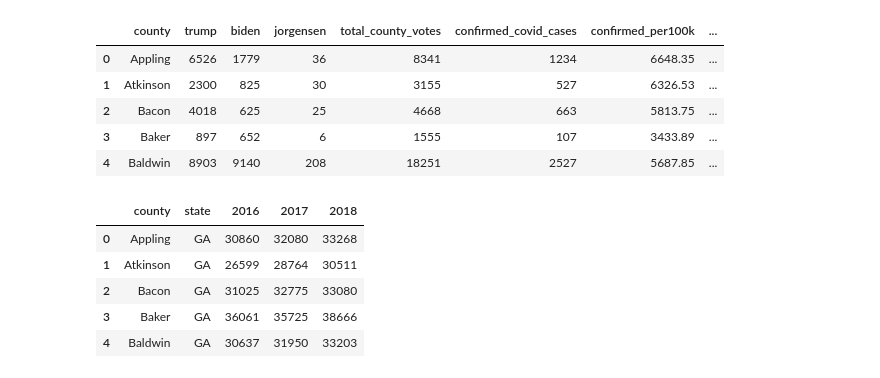
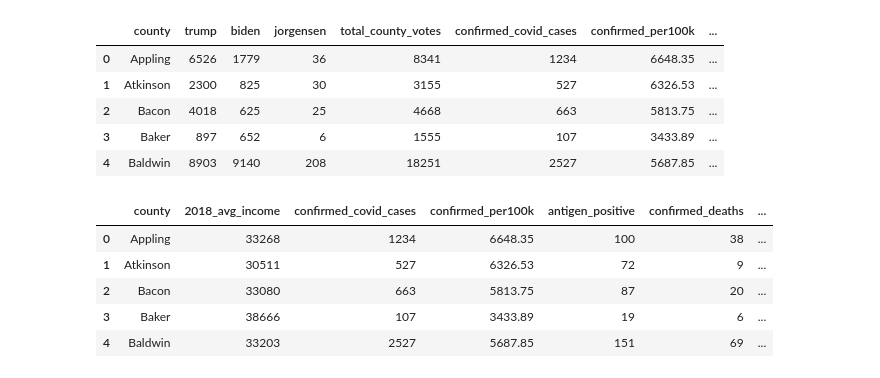
Before and after one commit to mklein1997/etlproject, a Jupyter notebook: ETLProject.ipynb, the cells around one changed output. Cells and saved outputs as stored; diff of their text form; code cells hidden in the pictures.

```diff
--- a/ETLProject.ipynb
+++ b/ETLProject.ipynb
@@ -148,11 +192,11 @@ pd.read_sql_query("SELECT * FROM covidelection_combined", con).head()
 | 3 | Baker | 897 | 652 | 6 | 1555 | 107 | 3433.89 | ... |
 | 4 | Baldwin | 8903 | 9140 | 208 | 18251 | 2527 | 5687.85 | ... |
 # %%
-pd.read_sql_query("SELECT * FROM georgia_income", con).head()
+pd.read_sql_query("SELECT * FROM georgia_covid", con).head()
 # %% [output]
-|  | county | state | 2016 | 2017 | 2018 |
-| 0 | Appling | GA | 30860 | 32080 | 33268 |
-| 1 | Atkinson | GA | 26599 | 28764 | 30511 |
-| 2 | Bacon | GA | 31025 | 32775 | 33080 |
-| 3 | Baker | GA | 36061 | 35725 | 38666 |
-| 4 | Baldwin | GA | 30637 | 31950 | 33203 |
+|  | county | 2018_avg_income | confirmed_covid_cases | confirmed_per100k | antigen_positive | confirmed_deaths | ... |
+| 0 | Appling | 33268 | 1234 | 6648.35 | 100 | 38 | ... |
+| 1 | Atkinson | 30511 | 527 | 6326.53 | 72 | 9 | ... |
+| 2 | Bacon | 33080 | 663 | 5813.75 | 87 | 20 | ... |
+| 3 | Baker | 38666 | 107 | 3433.89 | 19 | 6 | ... |
+| 4 | Baldwin | 33203 | 2527 | 5687.85 | 151 | 69 | ... |
```
Also changed, not shown: parts of 18 cells of this notebook, 3 other files.
